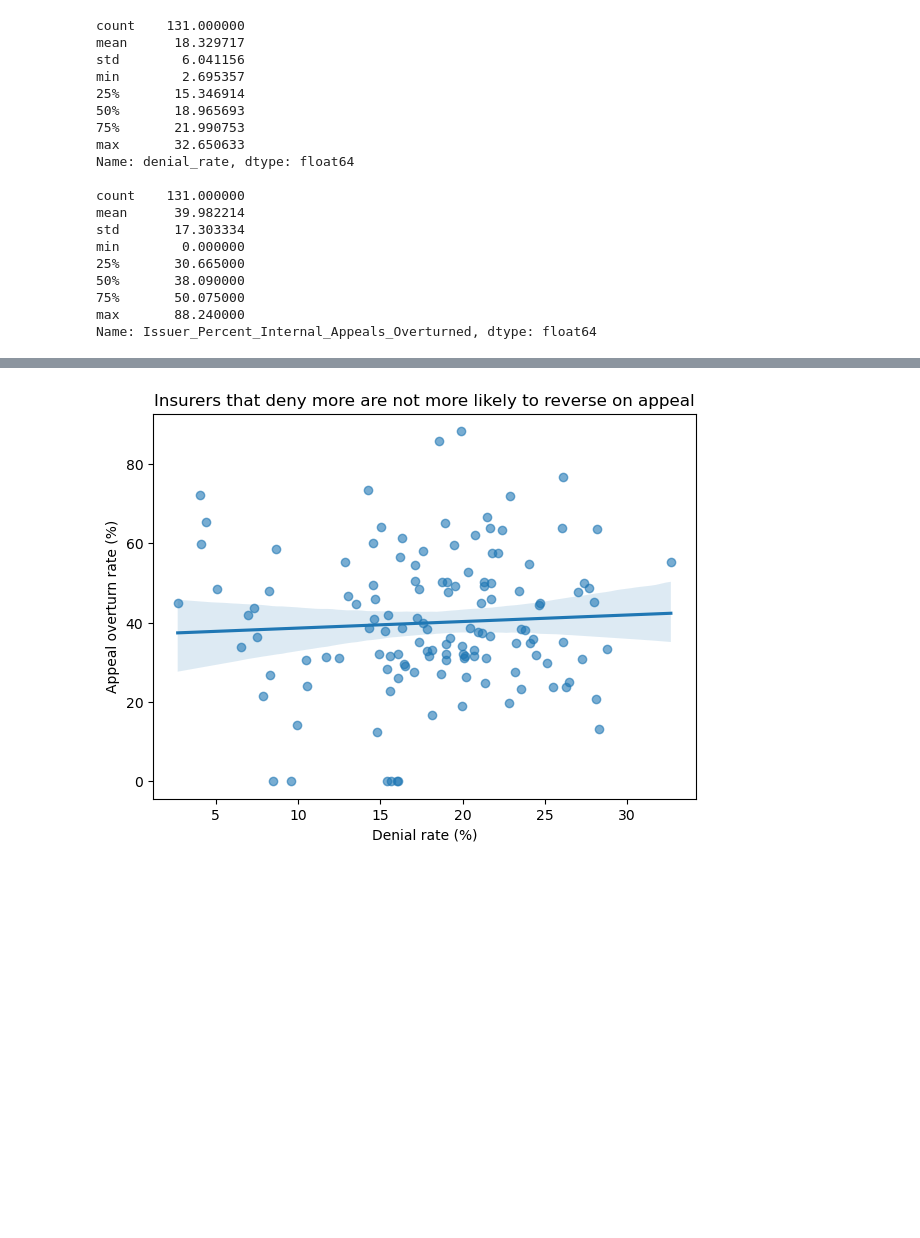
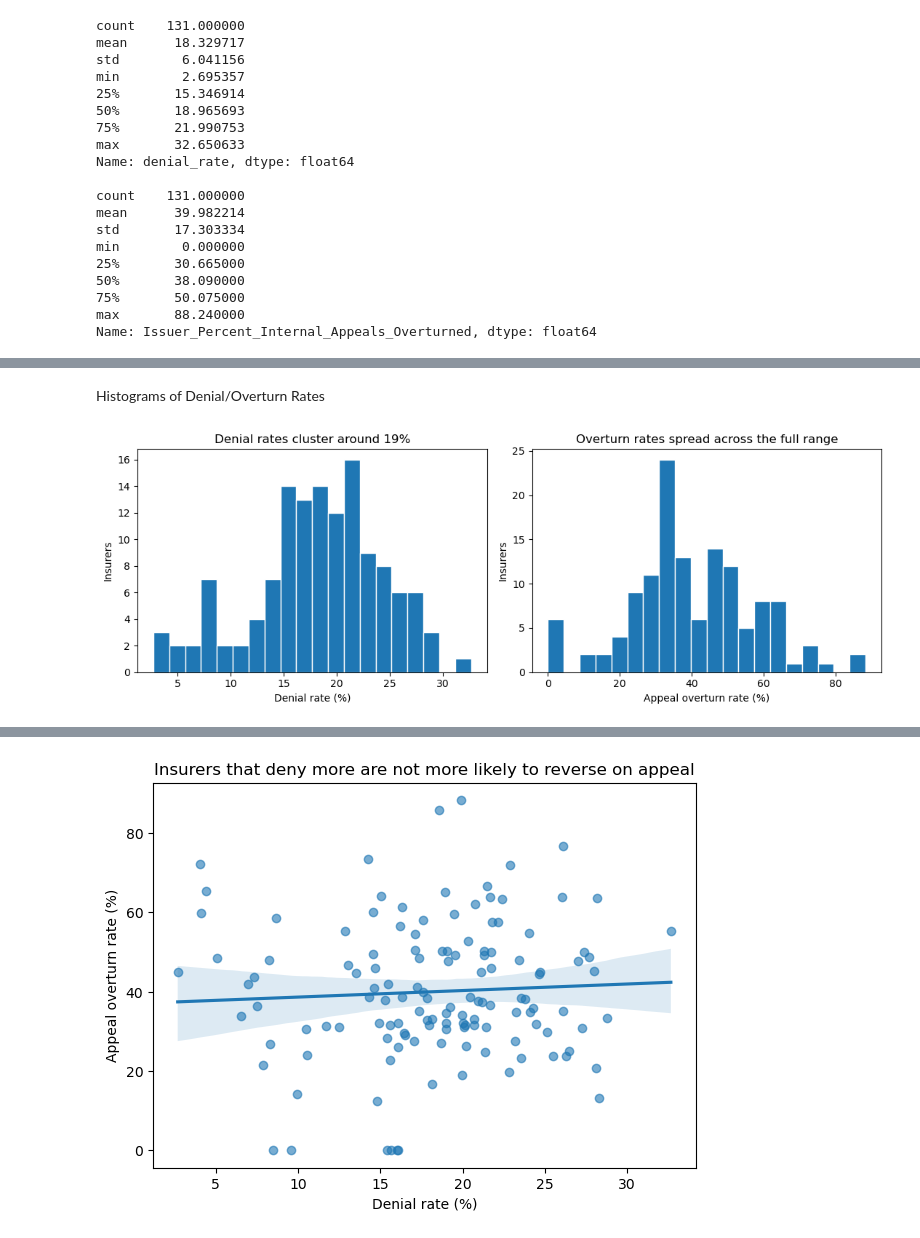
Before and after one commit to wanjirurandolph/Marketplace-Denials-Analysis, a Jupyter notebook: analysis.ipynb, the cells around one changed output, grey strips where cells are left out. Cells and saved outputs as stored; diff of their text form; code cells hidden in the pictures; blank space fills up the shorter version.

```diff
--- a/analysis.ipynb
+++ b/analysis.ipynb
@@ -368,0 +374,31 @@ os.makedirs("figures", exist_ok=True)
+# %%
+analysis["appeal_rate"] = (
+    analysis["Issuer_Internal_Appeals_Filed"]
+    / analysis["Issuer_Claims_Denied_In_Network"]
+    * 100
+)
+
+analysis["log_claims"] = np.log(analysis["Issuer_Claims_Received_In_Network"])
+# %% [markdown]
+Histograms of Denial/Overturn Rates
+# %%
+fig, axes = plt.subplots(1, 2, figsize=(11, 4))
+
+axes[0].hist(analysis["denial_rate"], bins=20, edgecolor="white")
+axes[0].set_xlabel("Denial rate (%)")
+axes[0].set_ylabel("Insurers")
+axes[0].set_title("Denial rates cluster around 19%")
+
+axes[1].hist(
+    analysis["Issuer_Percent_Internal_Appeals_Overturned"],
+    bins=20, edgecolor="white"
+)
+axes[1].set_xlabel("Appeal overturn rate (%)")
+axes[1].set_ylabel("Insurers")
+axes[1].set_title("Overturn rates spread across the full range")
+
+plt.tight_layout()
+plt.savefig("figures/distributions.png", dpi=150, bbox_inches="tight")
+plt.show();
+# %% [output]
+[figure, added]
```
Also changed, not shown: parts of 34 cells of this notebook, 5 other files.
